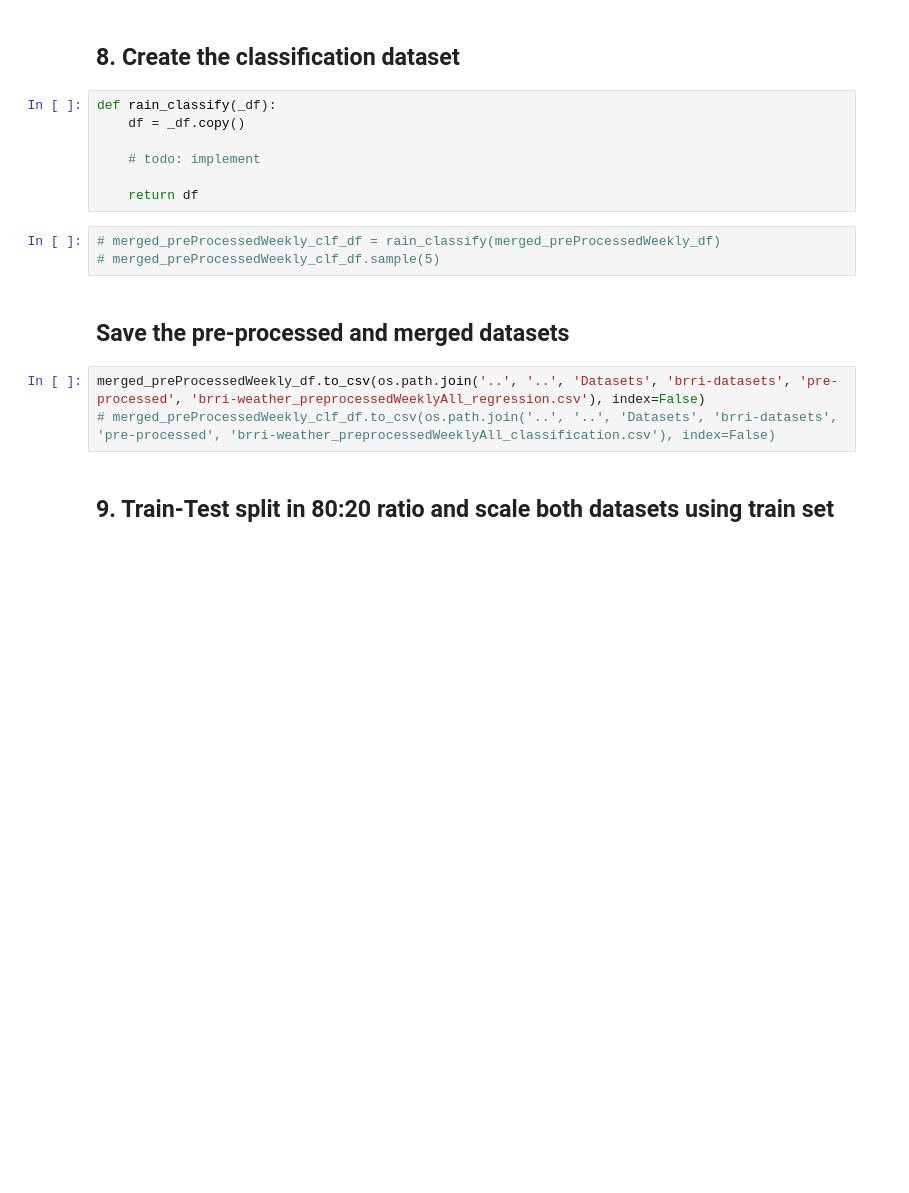
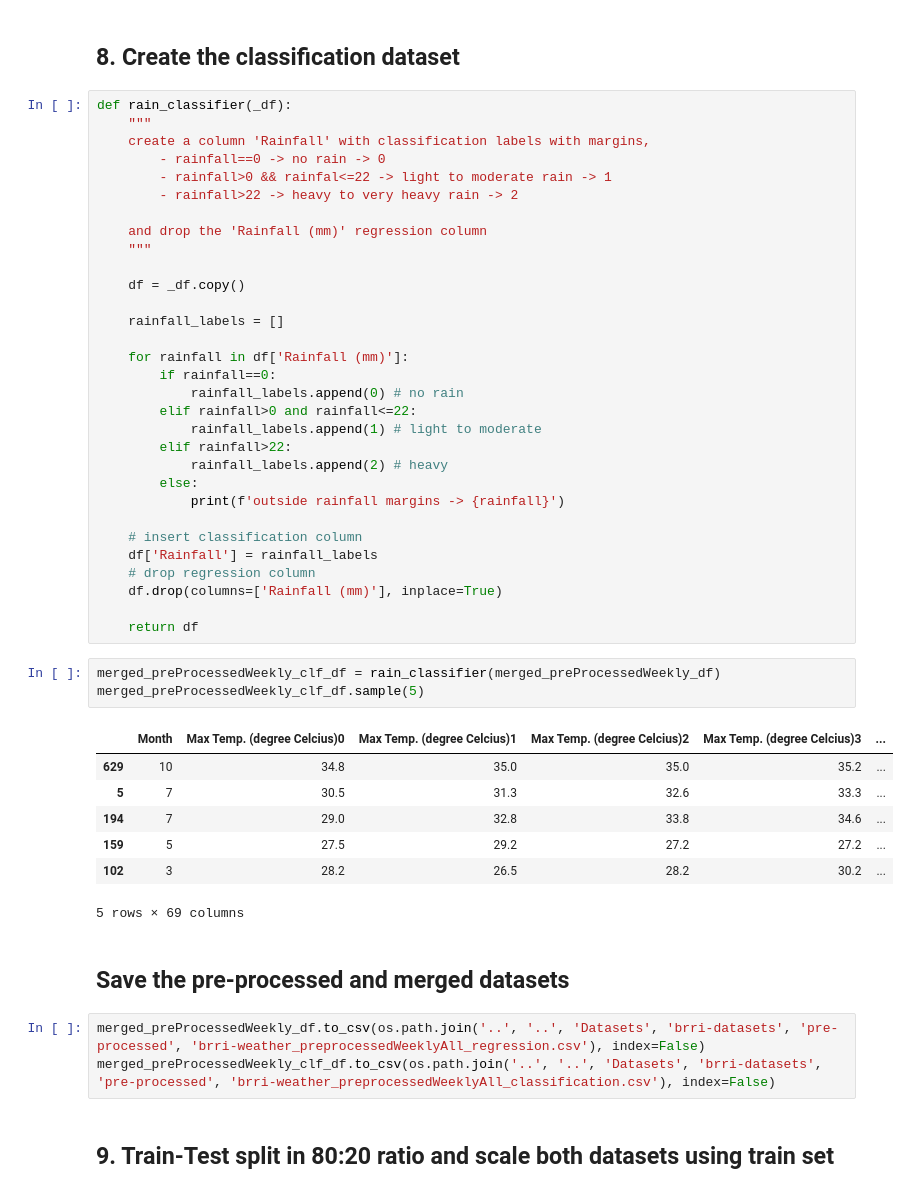
Before and after one commit to RifatIslamOmio/Weather-WaterLevel-Prediction-ML, a Jupyter notebook: Notebooks/brri-dataset/brri-dataset_pre-process_weekly-all.ipynb, the cells around one changed output. Drawn from its saved outputs; the diff is of its cells as text; blank space fills up the shorter version.

Commit message:
added notebooks and datasets for rainfall classification #7
all three types of datasets: daily, weekly-avg, and weekly-all were generated and saved

```diff
--- a/Notebooks/brri-dataset/brri-dataset_pre-process_weekly-all.ipynb
+++ b/Notebooks/brri-dataset/brri-dataset_pre-process_weekly-all.ipynb
@@ -262,20 +262,52 @@ merged_preProcessedWeekly_df.sample(5)
 # %% [markdown]
 ## 8. Create the classification dataset
 # %%
-def rain_classify(_df):
+def rain_classifier(_df):
+    """
+    create a column 'Rainfall' with classification labels with margins,
+        - rainfall==0 -> no rain -> 0
+        - rainfall>0 && rainfal<=22 -> light to moderate rain -> 1
+        - rainfall>22 -> heavy to very heavy rain -> 2
+
+    and drop the 'Rainfall (mm)' regression column
+    """
+
     df = _df.copy()
 
-    # todo: implement
+    rainfall_labels = []
+
+    for rainfall in df['Rainfall (mm)']:
+        if rainfall==0:
+            rainfall_labels.append(0) # no rain
+        elif rainfall>0 and rainfall<=22:
+            rainfall_labels.append(1) # light to moderate
+        elif rainfall>22:
+            rainfall_labels.append(2) # heavy
+        else:
+            print(f'outside rainfall margins -> {rainfall}')
+
+    # insert classification column
+    df['Rainfall'] = rainfall_labels
+    # drop regression column
+    df.drop(columns=['Rainfall (mm)'], inplace=True)
 
     return df
 # %%
-# merged_preProcessedWeekly_clf_df = rain_classify(merged_preProcessedWeekly_df)
-# merged_preProcessedWeekly_clf_df.sample(5)
+merged_preProcessedWeekly_clf_df = rain_classifier(merged_preProcessedWeekly_df)
+merged_preProcessedWeekly_clf_df.sample(5)
+# %% [output]
+|  | Month | Max Temp. (degree Celcius)0 | Max Temp. (degree Celcius)1 | Max Temp. (degree Celcius)2 | Max Temp. (degree Celcius)3 | ... |
+| 629 | 10 | 34.8 | 35.0 | 35.0 | 35.2 | ... |
+| 5 | 7 | 30.5 | 31.3 | 32.6 | 33.3 | ... |
+| 194 | 7 | 29.0 | 32.8 | 33.8 | 34.6 | ... |
+| 159 | 5 | 27.5 | 29.2 | 27.2 | 27.2 | ... |
+| 102 | 3 | 28.2 | 26.5 | 28.2 | 30.2 | ... |
+5 rows × 69 columns
 # %% [markdown]
 ## Save the pre-processed and merged datasets
 # %%
 merged_preProcessedWeekly_df.to_csv(os.path.join('..', '..', 'Datasets', 'brri-datasets', 'pre-processed', 'brri-weather_preprocessedWeeklyAll_regression.csv'), index=False)
-# merged_preProcessedWeekly_clf_df.to_csv(os.path.join('..', '..', 'Datasets', 'brri-datasets', 'pre-processed', 'brri-weather_preprocessedWeeklyAll_classification.csv'), index=False)
+merged_preProcessedWeekly_clf_df.to_csv(os.path.join('..', '..', 'Datasets', 'brri-datasets', 'pre-processed', 'brri-weather_preprocessedWeeklyAll_classification.csv'), index=False)
 # %% [markdown]
 ## 9. Train-Test split in 80:20 ratio and scale both datasets using train set
 # %%
```
Also changed, not shown: parts of 9 cells of this notebook, 9 other files.
